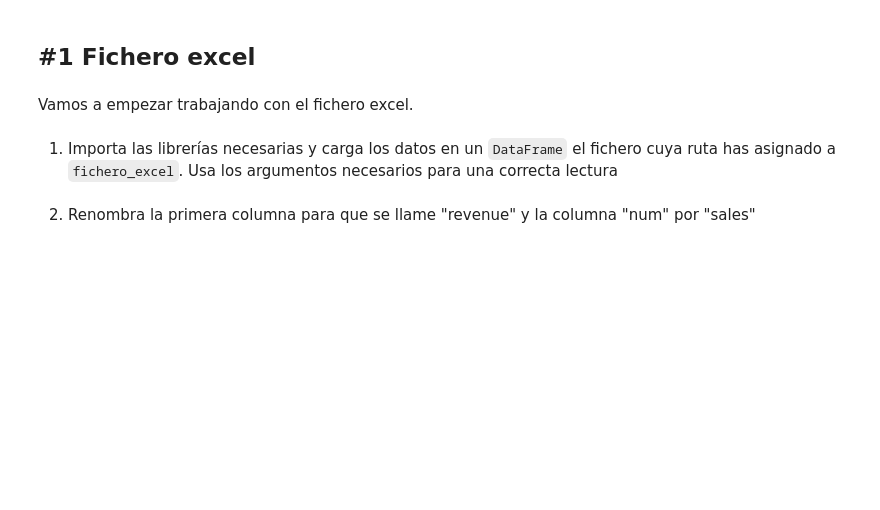
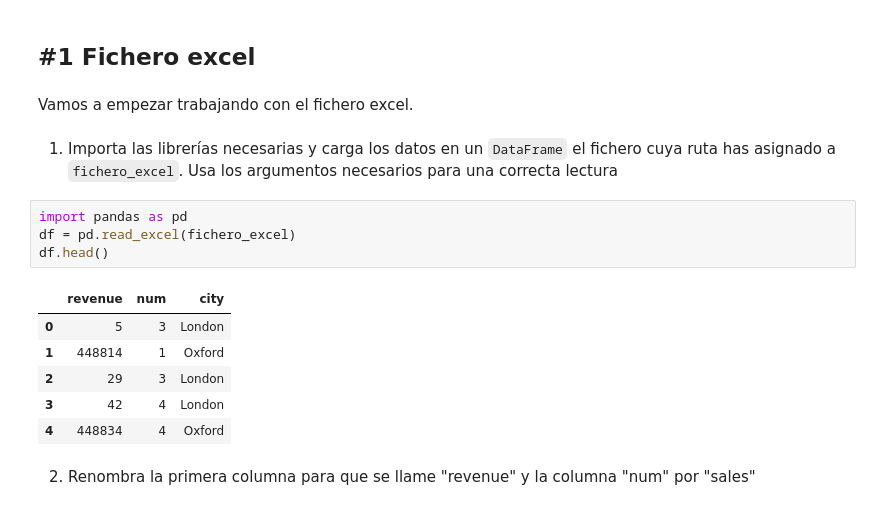
Before and after one commit to v1ckyseque1ra/DS_Online_Octubre24, a Jupyter notebook: Ejercicios Challenge/18_Practica_Obligatoria_Ficheros.ipynb, the cells around one changed output. Saved outputs shown, nothing was run; the diff lists cells and outputs as text; blank space fills up the shorter version.

```diff
--- a/Ejercicios Challenge/18_Practica_Obligatoria_Ficheros.ipynb
+++ b/Ejercicios Challenge/18_Practica_Obligatoria_Ficheros.ipynb
@@ -32,5 +36,16 @@ spam.csv
 Vamos a empezar trabajando con el fichero excel.
 # %% [markdown]
 1. Importa las librerías necesarias y carga los datos en un `DataFrame` el fichero cuya ruta has asignado a `fichero_excel`. Usa los argumentos necesarios para una correcta lectura
+# %%
+import pandas as pd
+df = pd.read_excel(fichero_excel)
+df.head()
+# %% [output]
+|  | revenue | num | city |
+| 0 | 5 | 3 | London |
+| 1 | 448814 | 1 | Oxford |
+| 2 | 29 | 3 | London |
+| 3 | 42 | 4 | London |
+| 4 | 448834 | 4 | Oxford |
 # %% [markdown]
 2. Renombra la primera columna para que se llame "revenue" y la columna "num" por "sales"
```
Also changed, not shown: parts of 16 cells of this notebook, 1 other file.
